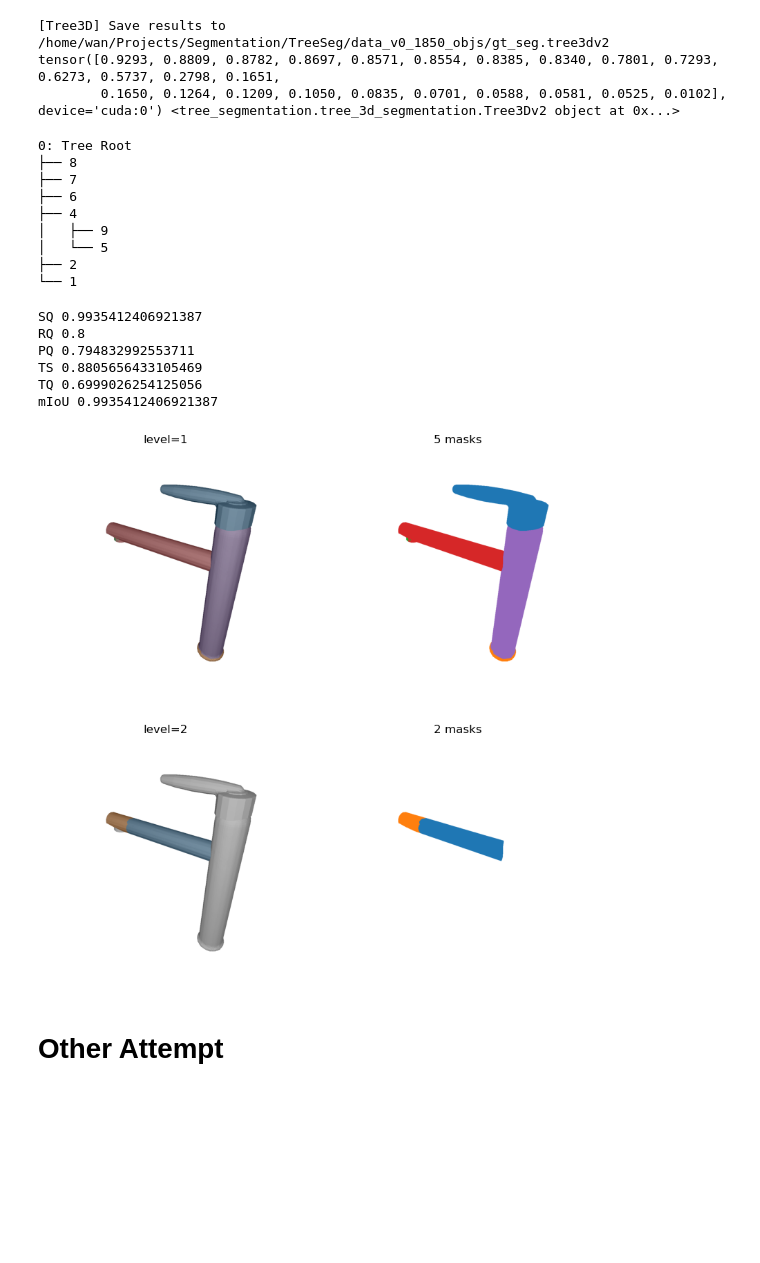
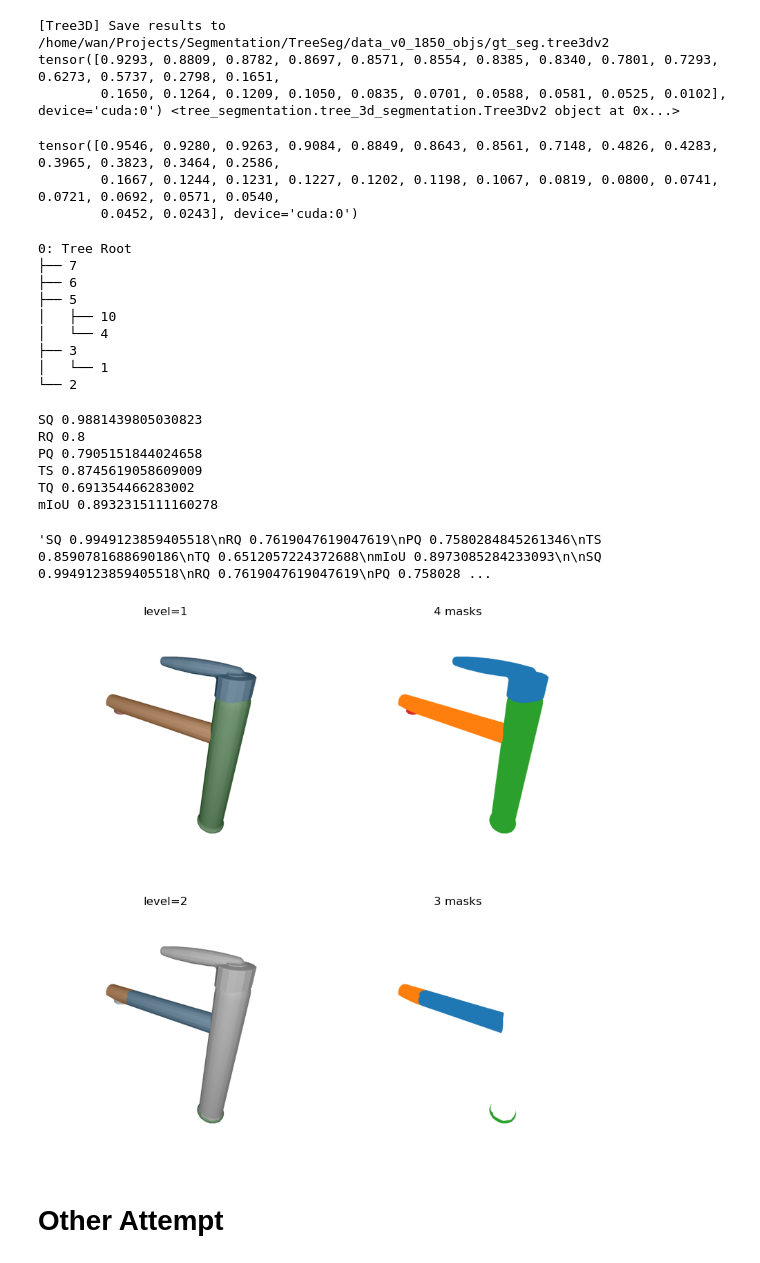
Before and after one commit to dnvtmf/OTS, a Jupyter notebook: notebooks/PartNet.ipynb, the cells around one changed output. Drawn from its saved outputs; the diff is of its cells as text; code cells hidden in the pictures; blank space fills up the shorter version.

```diff
--- a/notebooks/PartNet.ipynb
+++ b/notebooks/PartNet.ipynb
@@ -485,7 +485,7 @@ gnn = pyg.nn.GCN(**kwargs).to(device)
 print(gnn)
 # print(A.diag())
 # A.fill_diagonal_(0.)
-tree3d.run(epochs=5000, K=K, gnn=gnn, A=A * (A >= 0.5), X=X, topP=False)
+tree3d.run(epochs=5000, K=K, gnn=gnn, A=(A * (A >= 0.5)), X=X, topP=False, weights=dict(vm=0, mv=0, t2d=1, tree=1, match=1, view=1))
 tree3d.save(cache_dir.joinpath('my.tree3dv2'))
 # 4m16.6s
 # %% [output]
@@ -554,7 +556,7 @@ mIoU 0.6190246939659119
 from tree_segmentation.tree_3d_segmentation import Tree3Dv2
 
 tree3d_gt = Tree3Dv2(mesh, device, verbose=1)
-tree3d_gt.build_gt_segmentation(gt, tri_ids)
+tree3d_gt.load_2d_results(gt=gt, tri_ids=tri_ids)
 # Gv_ = tree3d_gt.build_view_graph()
 # Gm_ = tree3d_gt.build_graph(Gv_)
 A_ = tree3d_gt.build_all_graph()
@@ -583,11 +585,11 @@ F32Tensor[1157, 1157], F16Tensor[1157, 256]
 # %%
 K = gt.cnt * 2
 kwargs = dict(in_channels=X_.shape[1], hidden_channels=128, num_layers=2, out_channels=K, norm='BatchNorm')
-# gnn = pyg.nn.GCN(**kwargs)
-gnn = pyg.nn.GAT(**kwargs, edge_dim=1)
+gnn = pyg.nn.GCN(**kwargs)
+# gnn = pyg.nn.GAT(**kwargs, edge_dim=1)
 gnn=gnn.to(device)
 print(gnn)
 
-tree3d_gt.run(epochs=5000, K=K, gnn=gnn, A=A_*(A_>=0.5), X=X_, use_amp=True)
+tree3d_gt.run(epochs=5000, K=K, gnn=gnn, A=A_*(A_>=0.5), X=X_, weights=dict(vm=0, mv=0, t2d=0, tree=1, match=1, view=1))
 # tree3d_gt.save(cache_dir.joinpath('gt_seg.tree3dv2'))
 # %% [output]
@@ -616,41 +618,58 @@ print(tree3d_gt.scores, tree3d_gt)
 tensor([0.9293, 0.8809, 0.8782, 0.8697, 0.8571, 0.8554, 0.8385, 0.8340, 0.7801, 0.7293, 0.6273, 0.5737, 0.2798, 0.1651,
         0.1650, 0.1264, 0.1209, 0.1050, 0.0835, 0.0701, 0.0588, 0.0581, 0.0525, 0.0102], device='cuda:0') <tree_segmentation.tree_3d_segmentation.Tree3Dv2 object at 0x...>
 # %%
-# tree3d_gt.in_threshold = 0.9
-# tree3d_gt.set_score_threshold(0.7)
+print(tree3d.scores)
 show_index = 8
 show_all_levels(images[show_index, :, :, :3], tree3d_gt, tri_ids[show_index])
 # tree3d_gt.node_rearrange()
 tree3d_gt.print_tree()
 metric = TreeSegmentMetric()
 metric.update(tree3d_gt.to(device), gt.to(device))
 for k, v in metric.summarize().items():
     print(k, v)
 # without tree loss: 0.5807471451935945 0.4203405976295471
 # with tree loss:0.733435549054827 0.5524243116378784
 #                                    PQ      TQ    mTQ    mIoU
 # [recon + match + vm + mv + tree]: 0.8307 0.8304 0.5245 0.9265
 # [recon + match + vm      + tree]: 0.8336 0.8335 0.5321 0.9298
 # [recon + match           + tree]: 0.4149 0.4109 0.2976 0.7683
 # [      + match + vm      + tree]: 0.8331 0.8330 0.5299 0.9293
 # [recon + match + vm            ]: 0.7220 0.7213 0.4840 0.8515
+"""SQ 0.9949123859405518
+RQ 0.7619047619047619
+PQ 0.7580284845261346
+TS 0.8590781688690186
+TQ 0.6512057224372688
+mIoU 0.8973085284233093
+
+SQ 0.9949123859405518
+RQ 0.7619047619047619
+PQ 0.7580284845261346
+TS 0.8590781688690186
+TQ 0.6512057224372688
+mIoU 0.8973085284233093
+"""
 # %% [output]
-0: Tree Root
-├── 8
-├── 7
-├── 6
-├── 4
-│   ├── 9
-│   └── 5
-├── 2
-└── 1
+tensor([0.9546, 0.9280, 0.9263, 0.9084, 0.8849, 0.8643, 0.8561, 0.7148, 0.4826, 0.4283, 0.3965, 0.3823, 0.3464, 0.2586,
+        0.1667, 0.1244, 0.1231, 0.1227, 0.1202, 0.1198, 0.1067, 0.0819, 0.0800, 0.0741, 0.0721, 0.0692, 0.0571, 0.0540,
+        0.0452, 0.0243], device='cuda:0')
-SQ 0.9935412406921387
-RQ 0.8
-PQ 0.794832992553711
-TS 0.8805656433105469
-TQ 0.6999026254125056
-mIoU 0.9935412406921387
+0: Tree Root
+├── 7
+├── 6
+├── 5
+│   ├── 10
+│   └── 4
+├── 3
+│   └── 1
+└── 2
+SQ 0.9881439805030823
+RQ 0.8
+PQ 0.7905151844024658
+TS 0.8745619058609009
+TQ 0.691354466283002
+mIoU 0.8932315111160278
+'SQ 0.9949123859405518\nRQ 0.7619047619047619\nPQ 0.7580284845261346\nTS 0.8590781688690186\nTQ 0.6512057224372688\nmIoU 0.8973085284233093\n\nSQ 0.9949123859405518\nRQ 0.7619047619047619\nPQ 0.758028 ...
-[figure, old version]
+[figure, new version]
 # %% [markdown]
 # Other Attempt
 # %%
```
Also changed, not shown: parts of 5 cells of this notebook, 6 other files.
